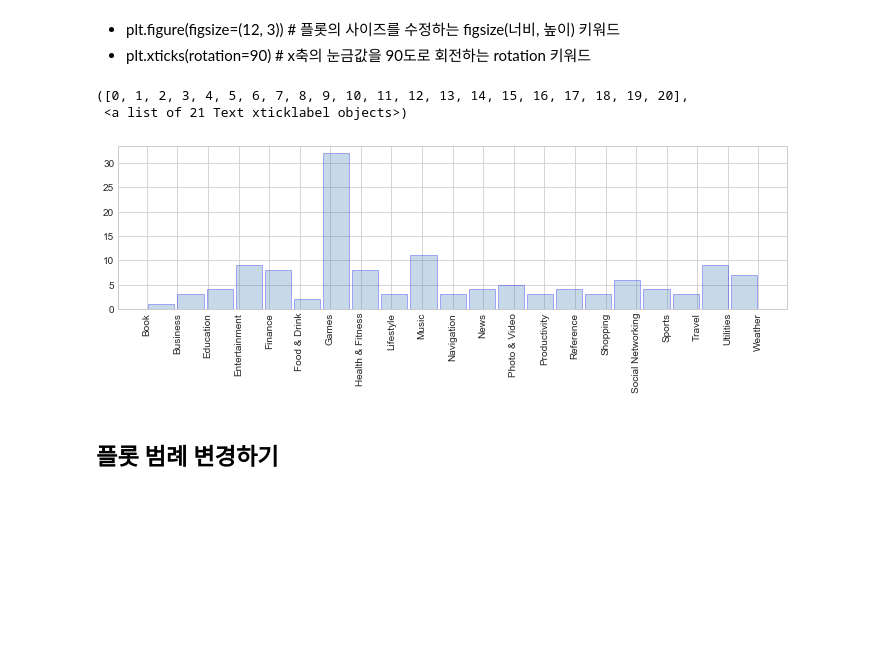
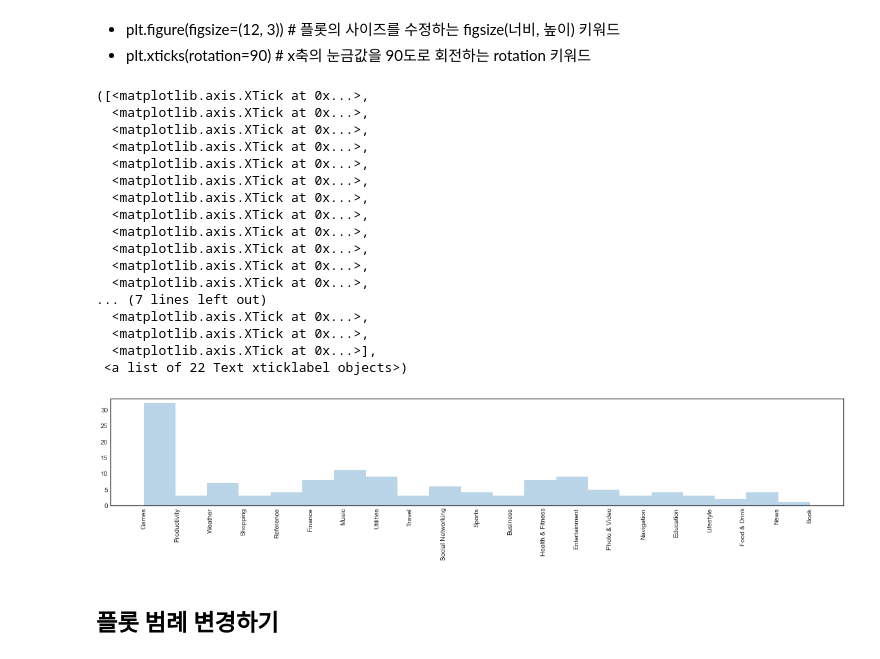
Before and after one commit to jrj8819/python-programming-class, a Jupyter notebook: READY_lesson5.ipynb, the cells around one changed output. Saved outputs shown, nothing was run; the diff lists cells and outputs as text; code cells hidden in the pictures; blank space fills up the shorter version.

```diff
--- a/READY_lesson5.ipynb
+++ b/READY_lesson5.ipynb
@@ -565,15 +590,49 @@ len(app.groupby('prime_genre')['prime_genre']) # 카태고리 갯수는 21개
 # %% [markdown]
 - plt.figure(figsize=(12, 3)) # 플롯의 사이즈를 수정하는 figsize(너비, 높이) 키워드
 - plt.xticks(rotation=90) # x축의 눈금값을 90도로 회전하는 rotation 키워드
-# %%
-plt.figure(figsize=(12, 3))
-plt.hist(app['prime_genre'], bins=21, alpha=0.3, color='steelblue',
-         rwidth=0.9, edgecolor='blue', align='mid')
-plt.xticks(rotation=90)
-# %% [output]
-([0, 1, 2, 3, 4, 5, 6, 7, 8, 9, 10, 11, 12, 13, 14, 15, 16, 17, 18, 19, 20],
- <a list of 21 Text xticklabel objects>)
-[figure, removed]
+# %%
+import matplotlib.pyplot as plt
+import numpy as np
+import pandas as pd
+
+app = pd.read_csv('apple_store 2.csv')
+app.head()
+
+plt.style.use('seaborn-white')
+plt.figure(figsize=(20, 3))
+data= app['prime_genre']
+data.unique()
+match = { '':0,'Games':1, 'Productivity':2, 'Weather':3, 'Shopping':4, 'Reference':5,
+       'Finance':6, 'Music':7, 'Utilities':8, 'Travel':9, 'Social Networking':10,
+       'Sports':11, 'Business':12, 'Health & Fitness':13, 'Entertainment':14,
+       'Photo & Video':15, 'Navigation':16, 'Education':17, 'Lifestyle':18,
+       'Food & Drink':19, 'News':20, 'Book':21 }
+data2 = app['prime_genre'].apply(lambda x:match[x])
+data2
+labels = match.keys()
+n = len(match)
+pos = range(n)
+plt.hist(data2, bins=21, alpha = 0.3)
+plt.xticks(pos, labels, rotation=90)
+# %% [output]
+([<matplotlib.axis.XTick at 0x...>,
+  <matplotlib.axis.XTick at 0x...>,
+  <matplotlib.axis.XTick at 0x...>,
+  <matplotlib.axis.XTick at 0x...>,
+  <matplotlib.axis.XTick at 0x...>,
+  <matplotlib.axis.XTick at 0x...>,
+  <matplotlib.axis.XTick at 0x...>,
+  <matplotlib.axis.XTick at 0x...>,
+  <matplotlib.axis.XTick at 0x...>,
+  <matplotlib.axis.XTick at 0x...>,
+  <matplotlib.axis.XTick at 0x...>,
+  <matplotlib.axis.XTick at 0x...>,
+... (7 lines left out)
+  <matplotlib.axis.XTick at 0x...>,
+  <matplotlib.axis.XTick at 0x...>,
+  <matplotlib.axis.XTick at 0x...>],
+ <a list of 22 Text xticklabel objects>)
+[figure, added]
 # %% [markdown]
 ## 플롯 범례 변경하기
 # %% [markdown]
```
Also changed, not shown: parts of 25 cells of this notebook, 1 other file.
